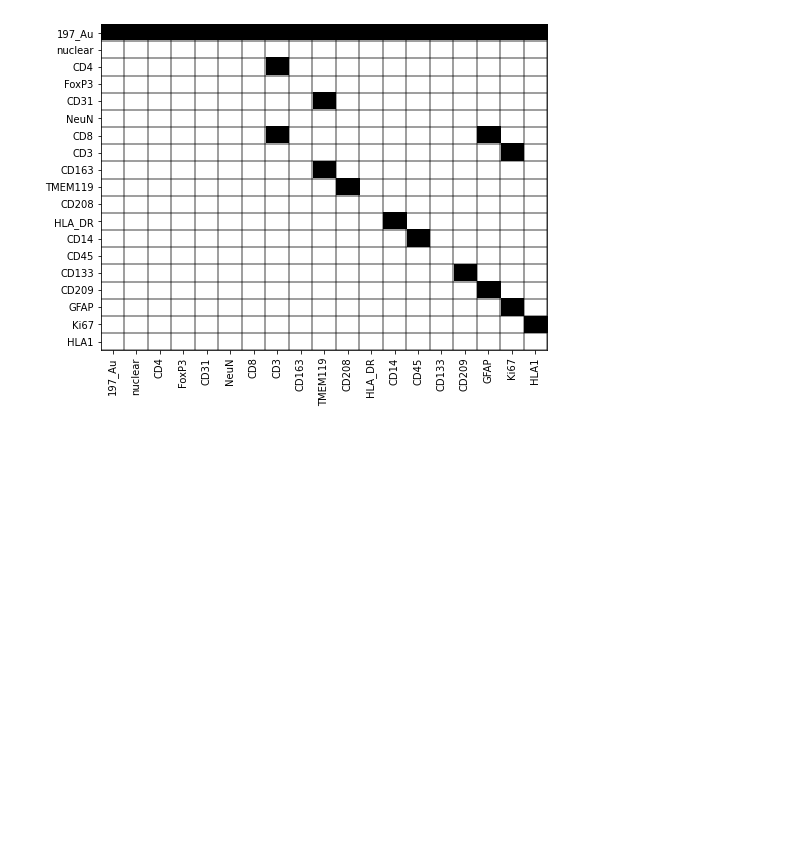
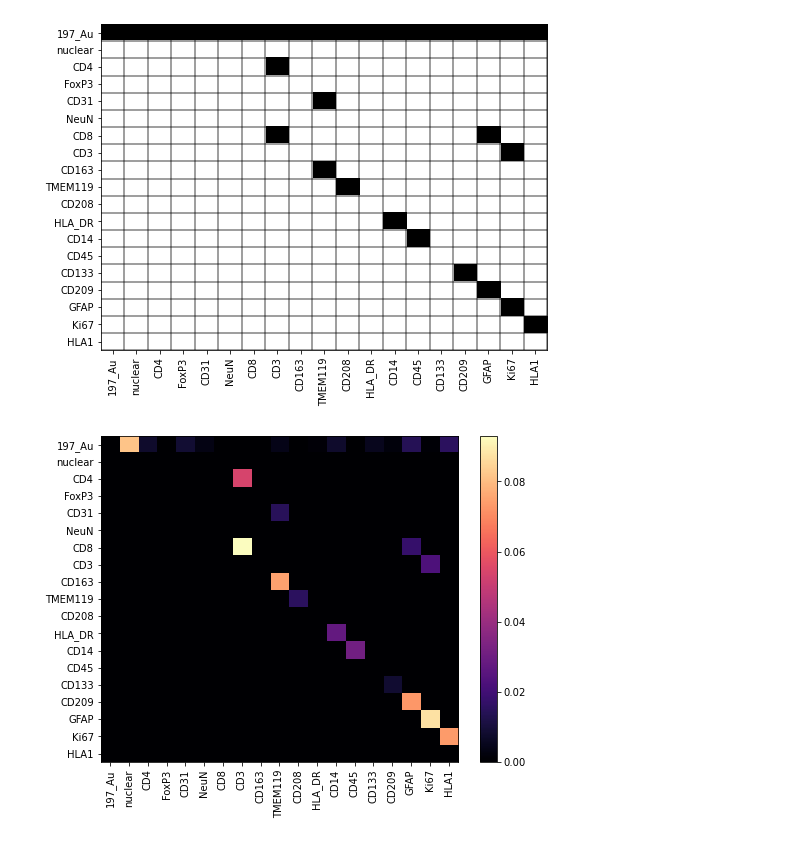
Before and after one commit to ParkerICI/mibi_processing, a Jupyter notebook: notebooks/Regression for BG Subtraction.ipynb, the cells around one changed output. Saved outputs shown, nothing was run; the diff lists cells and outputs as text; code cells hidden in the pictures; blank space fills up the shorter version.

Commit message:
fixed up regression bgsub code, seems to work

```diff
--- a/notebooks/Regression for BG Subtraction.ipynb
+++ b/notebooks/Regression for BG Subtraction.ipynb
@@ -58,4 +58,15 @@ for k in range(len(ds.chan_indices)):
 # %% [output]
 [figure]
 # %%
-net = BGSubtractRegression(ds.M)
+param_file = '../default_network.pytorch.zip'
+net = BGSubtractRegression.load_from_file(param_file, ds.M)
+# %%
+W = net.get_comp_matrix()
+W[0, 0] = 0
+fig = plt.figure(figsize=(8, 6))
+plt.imshow(W, interpolation='nearest', aspect='auto', cmap=plt.cm.magma)
+plt.xticks(range(len(ds.chan_indices)), ds.chan_names, rotation=90);
+plt.yticks(range(len(ds.chan_indices)), ds.chan_names);
+plt.colorbar();
+# %% [output]
+[figure, added]
```
Also changed, not shown: 1 other file.
